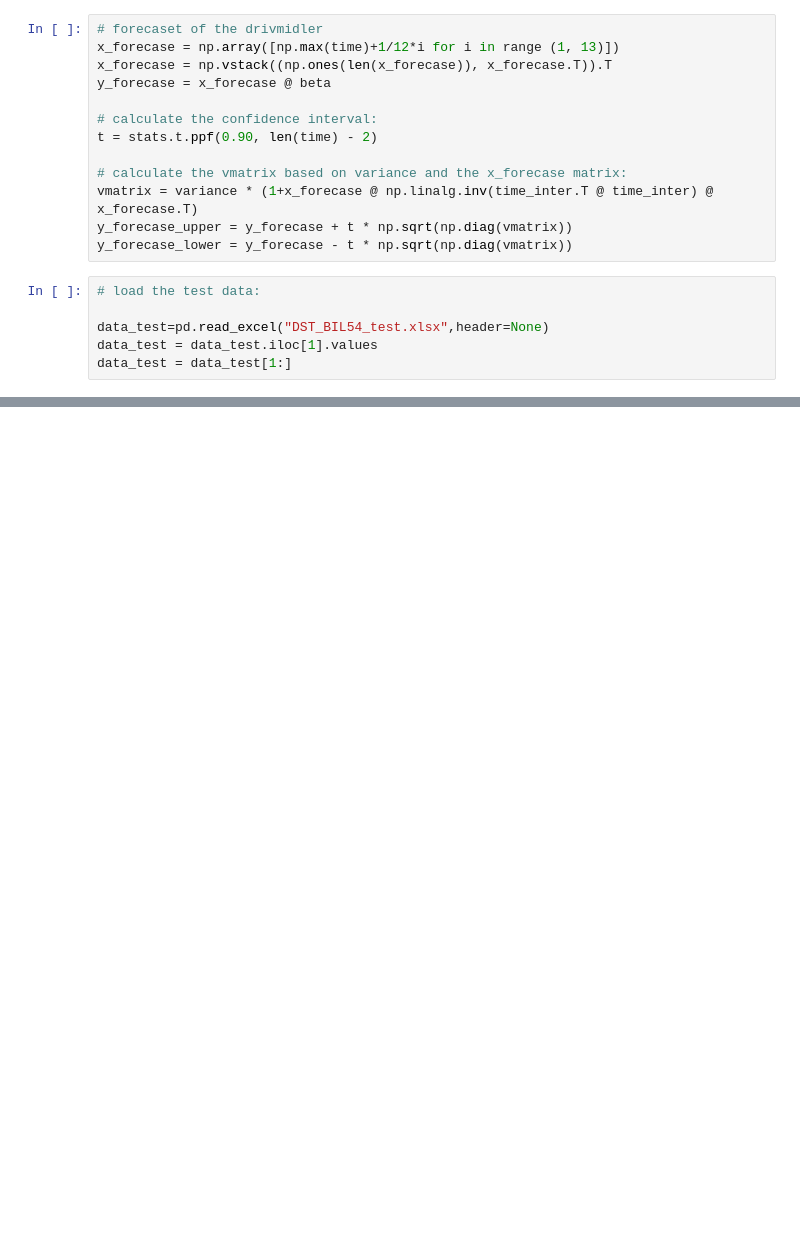
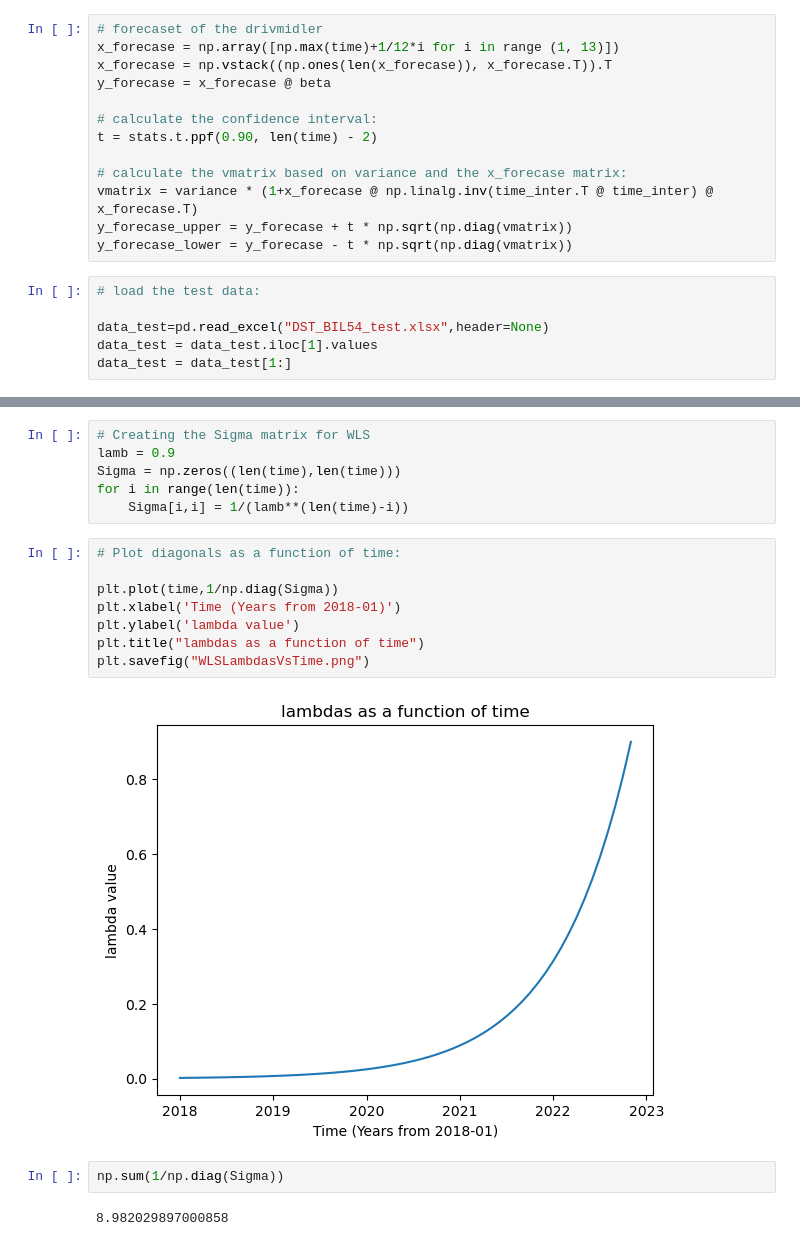
Before and after one commit to markusOlsen1/timeseries, a Jupyter notebook: assignment_1/Code.ipynb, the cells around one changed output, grey strips where cells are left out. Saved outputs shown, nothing was run; the diff lists cells and outputs as text; blank space fills up the shorter version.

```diff
--- a/assignment_1/Code.ipynb
+++ b/assignment_1/Code.ipynb
@@ -103,0 +111,20 @@ TypeError: fill_between() missing 2 required positional arguments: 'x' and 'y1'
+# %%
+# Creating the Sigma matrix for WLS
+lamb = 0.9
+Sigma = np.zeros((len(time),len(time)))
+for i in range(len(time)):
+    Sigma[i,i] = 1/(lamb**(len(time)-i))
+# %%
+# Plot diagonals as a function of time:
+
+plt.plot(time,1/np.diag(Sigma))
+plt.xlabel('Time (Years from 2018-01)')
+plt.ylabel('lambda value')
+plt.title("lambdas as a function of time")
+plt.savefig("WLSLambdasVsTime.png")
+# %% [output]
+[figure, added]
+# %%
+np.sum(1/np.diag(Sigma))
+# %% [output]
+8.982029897000858
```
Also changed, not shown: parts of 14 cells of this notebook.
